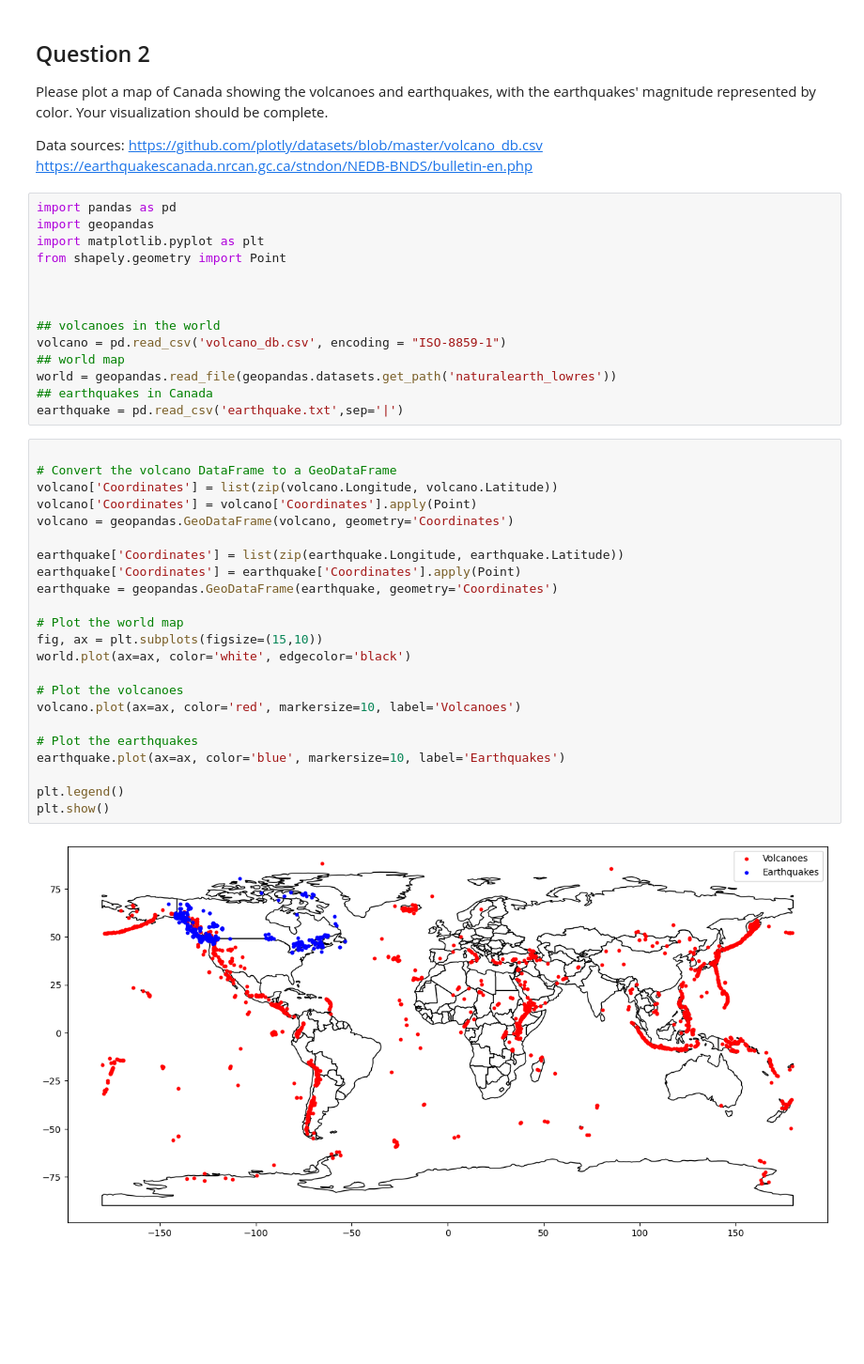
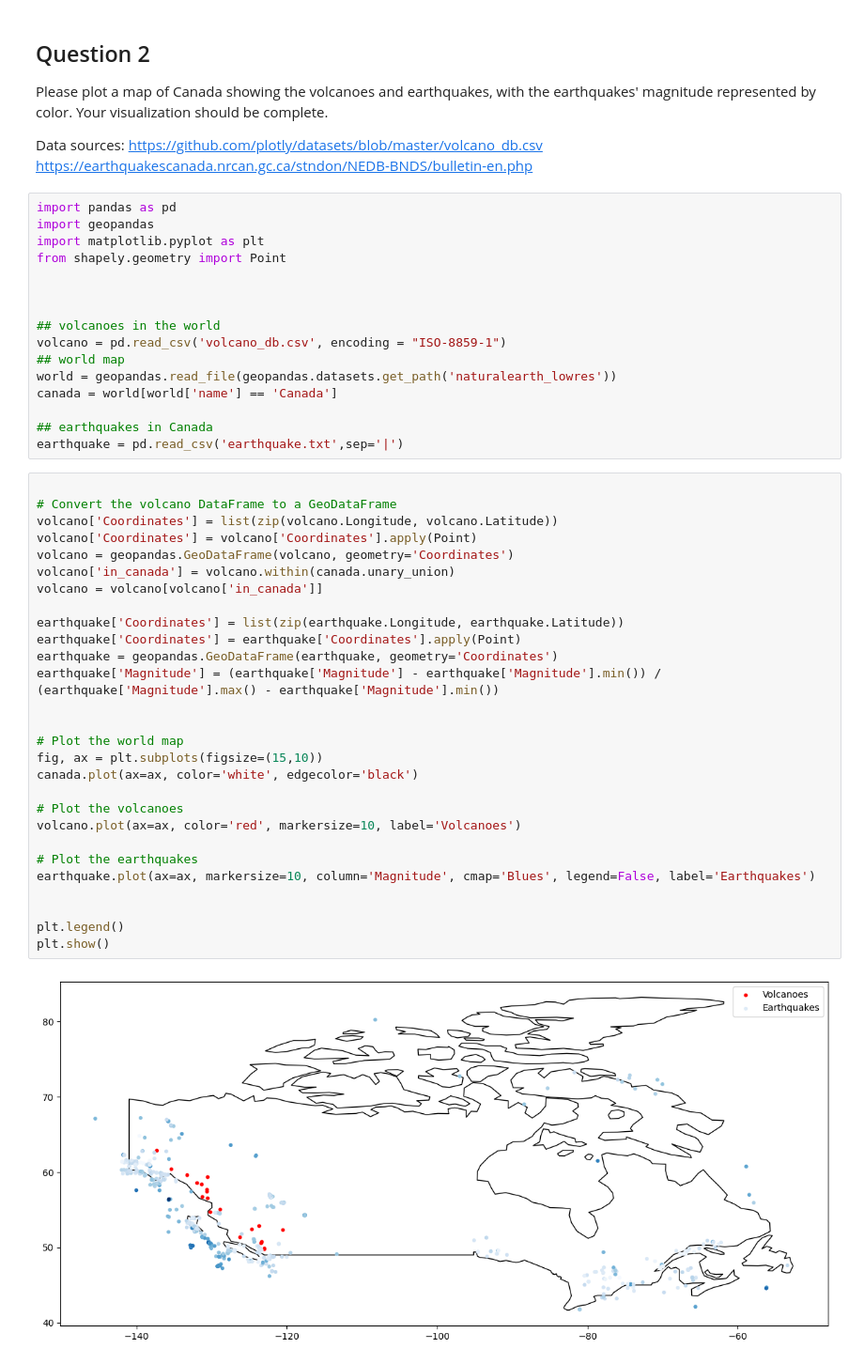
Before and after one commit to steventohme/CP321, a Jupyter notebook: Assignment 2/A2.ipynb, the cells around one changed output. Shown: that part at 94% size. Drawn from its saved outputs; the diff is of its cells as text; blank space fills up the shorter version.

```diff
--- a/Assignment 2/A2.ipynb
+++ b/Assignment 2/A2.ipynb
@@ -62,30 +62,37 @@ from shapely.geometry import Point
 volcano = pd.read_csv('volcano_db.csv', encoding = "ISO-8859-1")
 ## world map
 world = geopandas.read_file(geopandas.datasets.get_path('naturalearth_lowres'))
+canada = world[world['name'] == 'Canada']
+
 ## earthquakes in Canada
 earthquake = pd.read_csv('earthquake.txt',sep='|')
 # %%
 
 # Convert the volcano DataFrame to a GeoDataFrame
 volcano['Coordinates'] = list(zip(volcano.Longitude, volcano.Latitude))
 volcano['Coordinates'] = volcano['Coordinates'].apply(Point)
 volcano = geopandas.GeoDataFrame(volcano, geometry='Coordinates')
+volcano['in_canada'] = volcano.within(canada.unary_union)
+volcano = volcano[volcano['in_canada']]
 
 earthquake['Coordinates'] = list(zip(earthquake.Longitude, earthquake.Latitude))
 earthquake['Coordinates'] = earthquake['Coordinates'].apply(Point)
 earthquake = geopandas.GeoDataFrame(earthquake, geometry='Coordinates')
+earthquake['Magnitude'] = (earthquake['Magnitude'] - earthquake['Magnitude'].min()) / (earthquake['Magnitude'].max() - earthquake['Magnitude'].min())
+
 
 # Plot the world map
 fig, ax = plt.subplots(figsize=(15,10))
-world.plot(ax=ax, color='white', edgecolor='black')
+canada.plot(ax=ax, color='white', edgecolor='black')
 
 # Plot the volcanoes
 volcano.plot(ax=ax, color='red', markersize=10, label='Volcanoes')
 
 # Plot the earthquakes
-earthquake.plot(ax=ax, color='blue', markersize=10, label='Earthquakes')
+earthquake.plot(ax=ax, markersize=10, column='Magnitude', cmap='Blues', legend=False, label='Earthquakes')
+
 
 plt.legend()
 plt.show()
 # %% [output]
-[figure, old version]
+[figure, new version]
```
Also changed, not shown: 1 other file.
